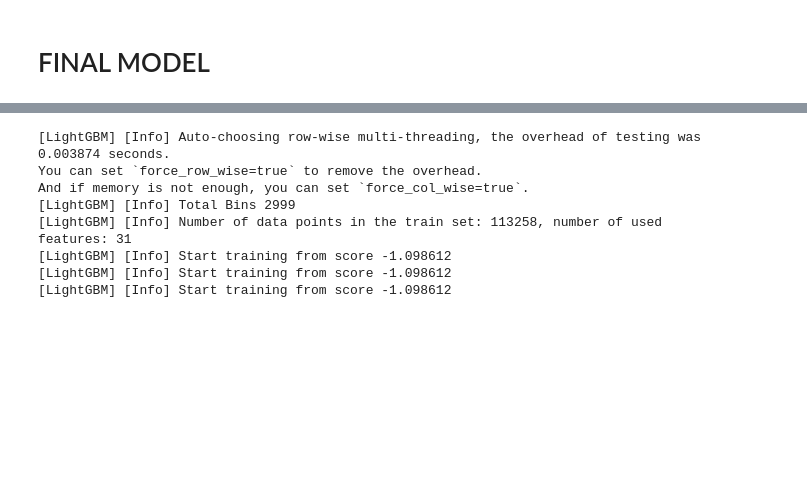
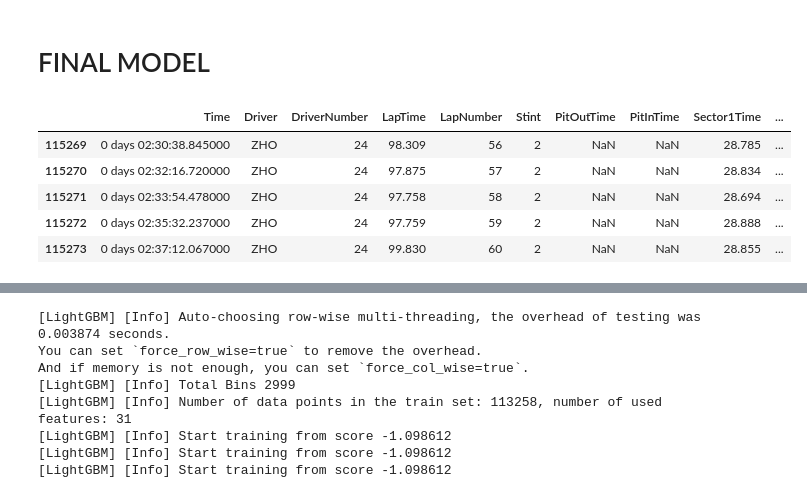
Before and after one commit to Ognjeniii/f1-predictions, a Jupyter notebook: Model2.ipynb, the cells around one changed output, grey strips where cells are left out. Cells and saved outputs as stored; diff of their text form; code cells hidden in the pictures; blank space fills up the shorter version.

```diff
--- a/Model2.ipynb
+++ b/Model2.ipynb
@@ -1734,4 +1734,11 @@ df = driverMomentum.transform(df)
 tyreDegradation = TyreDegradation()
 df = tyreDegradation.transform(df)
 # %%
-df.head()
+df.tail()
+# %% [output]
+|  | Time | Driver | DriverNumber | LapTime | LapNumber | Stint | PitOutTime | PitInTime | Sector1Time | ... |
+| 115269 | 0 days 02:30:38.845000 | ZHO | 24 | 98.309 | 56 | 2 | NaN | NaN | 28.785 | ... |
+| 115270 | 0 days 02:32:16.720000 | ZHO | 24 | 97.875 | 57 | 2 | NaN | NaN | 28.834 | ... |
+| 115271 | 0 days 02:33:54.478000 | ZHO | 24 | 97.758 | 58 | 2 | NaN | NaN | 28.694 | ... |
+| 115272 | 0 days 02:35:32.237000 | ZHO | 24 | 97.759 | 59 | 2 | NaN | NaN | 28.888 | ... |
+| 115273 | 0 days 02:37:12.067000 | ZHO | 24 | 99.830 | 60 | 2 | NaN | NaN | 28.855 | ... |
```
Also changed, not shown: parts of 6 cells of this notebook, 4 other files.
